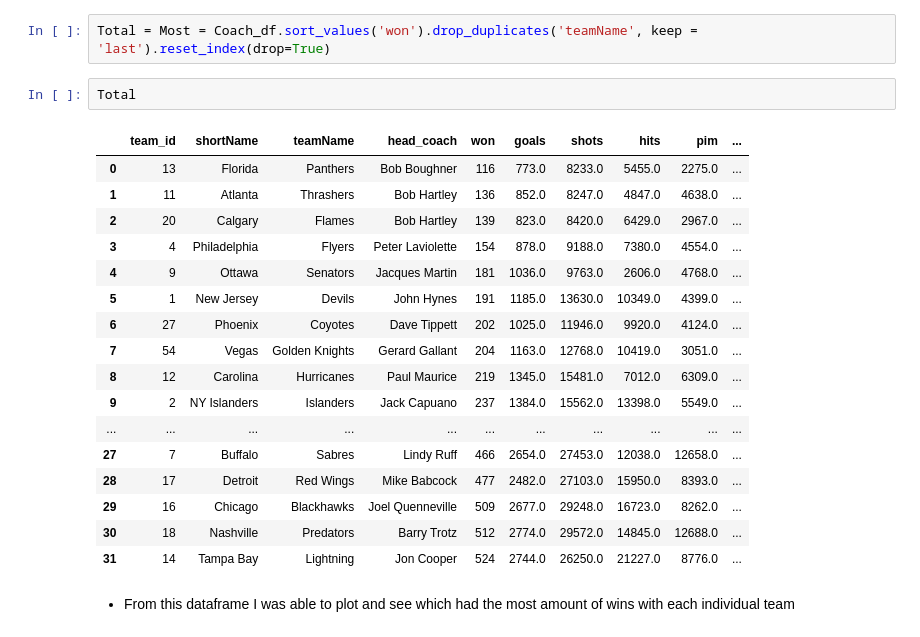
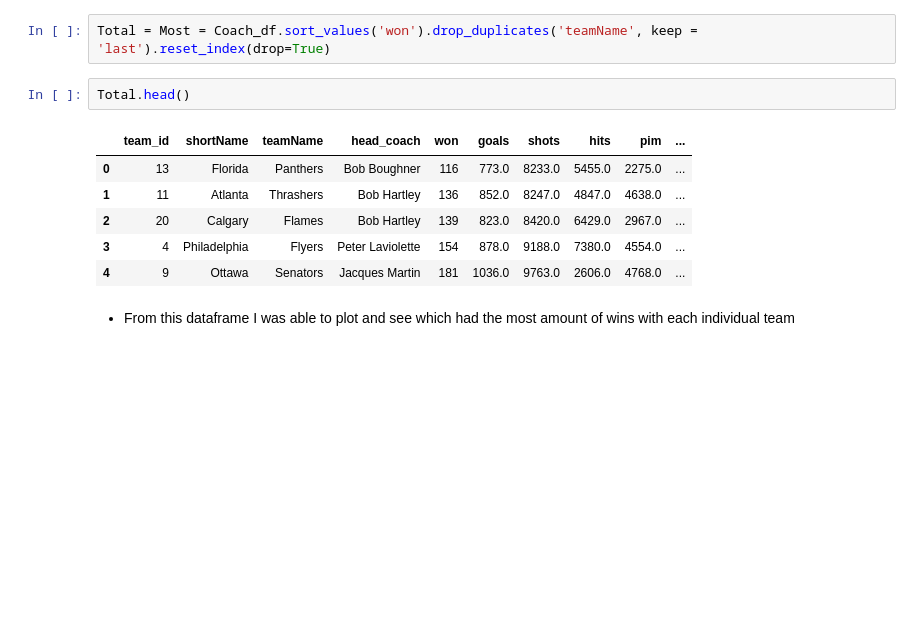
Before and after one commit to data301-2021-summer2/project-group39-project, a Jupyter notebook: analysis/Nhl-Analysis.ipynb, the cells around one changed output. Cells and saved outputs as stored; diff of their text form; blank space fills up the shorter version.

```diff
--- a/analysis/Nhl-Analysis.ipynb
+++ b/analysis/Nhl-Analysis.ipynb
@@ -46,25 +44,14 @@ To start off our analysis of the most dominate team I first wanted to look at ea
 # %%
 Total = Most = Coach_df.sort_values('won').drop_duplicates('teamName', keep = 'last').reset_index(drop=True)
 # %%
-Total
+Total.head()
 # %% [output]
 |  | team_id | shortName | teamName | head_coach | won | goals | shots | hits | pim | ... |
 | 0 | 13 | Florida | Panthers | Bob Boughner | 116 | 773.0 | 8233.0 | 5455.0 | 2275.0 | ... |
 | 1 | 11 | Atlanta | Thrashers | Bob Hartley | 136 | 852.0 | 8247.0 | 4847.0 | 4638.0 | ... |
 | 2 | 20 | Calgary | Flames | Bob Hartley | 139 | 823.0 | 8420.0 | 6429.0 | 2967.0 | ... |
 | 3 | 4 | Philadelphia | Flyers | Peter Laviolette | 154 | 878.0 | 9188.0 | 7380.0 | 4554.0 | ... |
 | 4 | 9 | Ottawa | Senators | Jacques Martin | 181 | 1036.0 | 9763.0 | 2606.0 | 4768.0 | ... |
-| 5 | 1 | New Jersey | Devils | John Hynes | 191 | 1185.0 | 13630.0 | 10349.0 | 4399.0 | ... |
-| 6 | 27 | Phoenix | Coyotes | Dave Tippett | 202 | 1025.0 | 11946.0 | 9920.0 | 4124.0 | ... |
-| 7 | 54 | Vegas | Golden Knights | Gerard Gallant | 204 | 1163.0 | 12768.0 | 10419.0 | 3051.0 | ... |
-| 8 | 12 | Carolina | Hurricanes | Paul Maurice | 219 | 1345.0 | 15481.0 | 7012.0 | 6309.0 | ... |
-| 9 | 2 | NY Islanders | Islanders | Jack Capuano | 237 | 1384.0 | 15562.0 | 13398.0 | 5549.0 | ... |
-| ... | ... | ... | ... | ... | ... | ... | ... | ... | ... | ... |
-| 27 | 7 | Buffalo | Sabres | Lindy Ruff | 466 | 2654.0 | 27453.0 | 12038.0 | 12658.0 | ... |
-| 28 | 17 | Detroit | Red Wings | Mike Babcock | 477 | 2482.0 | 27103.0 | 15950.0 | 8393.0 | ... |
-| 29 | 16 | Chicago | Blackhawks | Joel Quenneville | 509 | 2677.0 | 29248.0 | 16723.0 | 8262.0 | ... |
-| 30 | 18 | Nashville | Predators | Barry Trotz | 512 | 2774.0 | 29572.0 | 14845.0 | 12688.0 | ... |
-| 31 | 14 | Tampa Bay | Lightning | Jon Cooper | 524 | 2744.0 | 26250.0 | 21227.0 | 8776.0 | ... |
 # %% [markdown]
 - From this dataframe I was able to plot and see which had the most amount of wins with each individual team
 # %%
```
Also changed, not shown: parts of 15 cells of this notebook.
